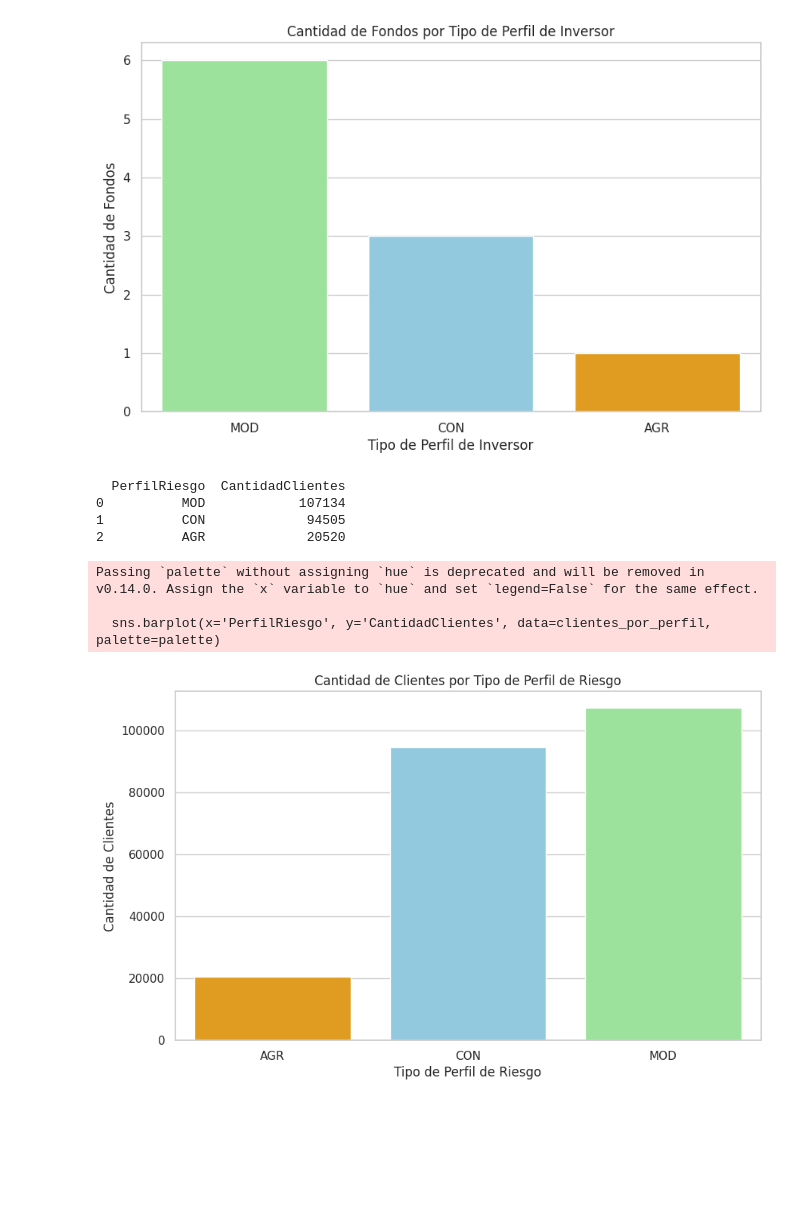
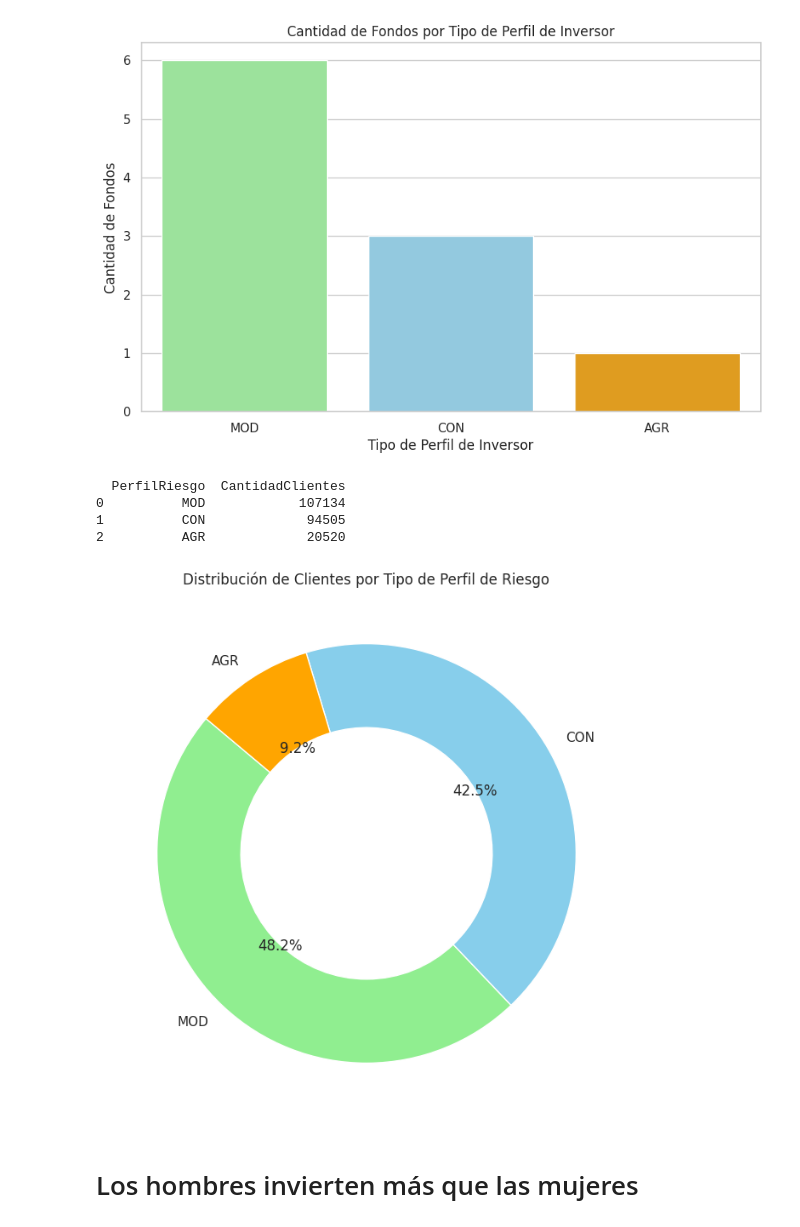
Before and after one commit to ndeleonardis/DataSetNoeliaDeLeonardis, a Jupyter notebook: entregable_datasciense_3_noelia_de_leonardis.ipynb, the cells around one changed output. Cells and saved outputs as stored; diff of their text form; code cells hidden in the pictures; blank space fills up the shorter version.

```diff
--- a/entregable_datasciense_3_noelia_de_leonardis.ipynb
+++ b/entregable_datasciense_3_noelia_de_leonardis.ipynb
@@ -387,38 +385,45 @@ Passing `palette` without assigning `hue` is deprecated and will be removed in v
   sns.barplot(x='Perfil', y='CantidadFondos', data=fondos_por_perfil, palette=palette)
 [figure]
 # %%
+
+
 # Agrupar por CodTpPerfilRiesgoCpt y contar la cantidad de registros
 clientes_por_perfil = df['CodTpPerfilRiesgoCpt'].value_counts().reset_index()
 clientes_por_perfil.columns = ['PerfilRiesgo', 'CantidadClientes']
 
 # Verificar los datos
 print(clientes_por_perfil)
 
 # Definir una paleta de colores personalizada
 palette = {
     'CON': 'skyblue',
     'AGR': 'orange',
     'MOD': 'lightgreen'
 }
 
 # Configurar el estilo del gráfico
-sns.set(style="whitegrid")
+plt.figure(figsize=(8, 8))
 
-# Crear el gráfico de barras
-plt.figure(figsize=(10, 6))
-sns.barplot(x='PerfilRiesgo', y='CantidadClientes', data=clientes_por_perfil, palette=palette)
+# Crear el gráfico de torta
+plt.pie(
+    clientes_por_perfil['CantidadClientes'],
+    labels=clientes_por_perfil['PerfilRiesgo'],
+    colors=[palette.get(x, 'grey') for x in clientes_por_perfil['PerfilRiesgo']],
+    autopct='%1.1f%%',
+    startangle=140,
+    wedgeprops=dict(width=0.4)
+)
 
-# Configurar el título y las etiquetas
-plt.title('Cantidad de Clientes por Tipo de Perfil de Riesgo')
-plt.xlabel('Tipo de Perfil de Riesgo')
-plt.ylabel('Cantidad de Clientes')
+# Configurar el título
+plt.title('Distribución de Clientes por Tipo de Perfil de Riesgo')
+
+# Mostrar el gráfico
 plt.show()
 # %% [output]
   PerfilRiesgo  CantidadClientes
 0          MOD            107134
 1          CON             94505
 2          AGR             20520
-Passing `palette` without assigning `hue` is deprecated and will be removed in v0.14.0. Assign the `x` variable to `hue` and set `legend=False` for the same effect.
-
-  sns.barplot(x='PerfilRiesgo', y='CantidadClientes', data=clientes_por_perfil, palette=palette)
-[figure, old version]
+[figure, new version]
+# %% [markdown]
+# Los hombres invierten más que las mujeres
```
Also changed, not shown: parts of 1 cell of this notebook.
